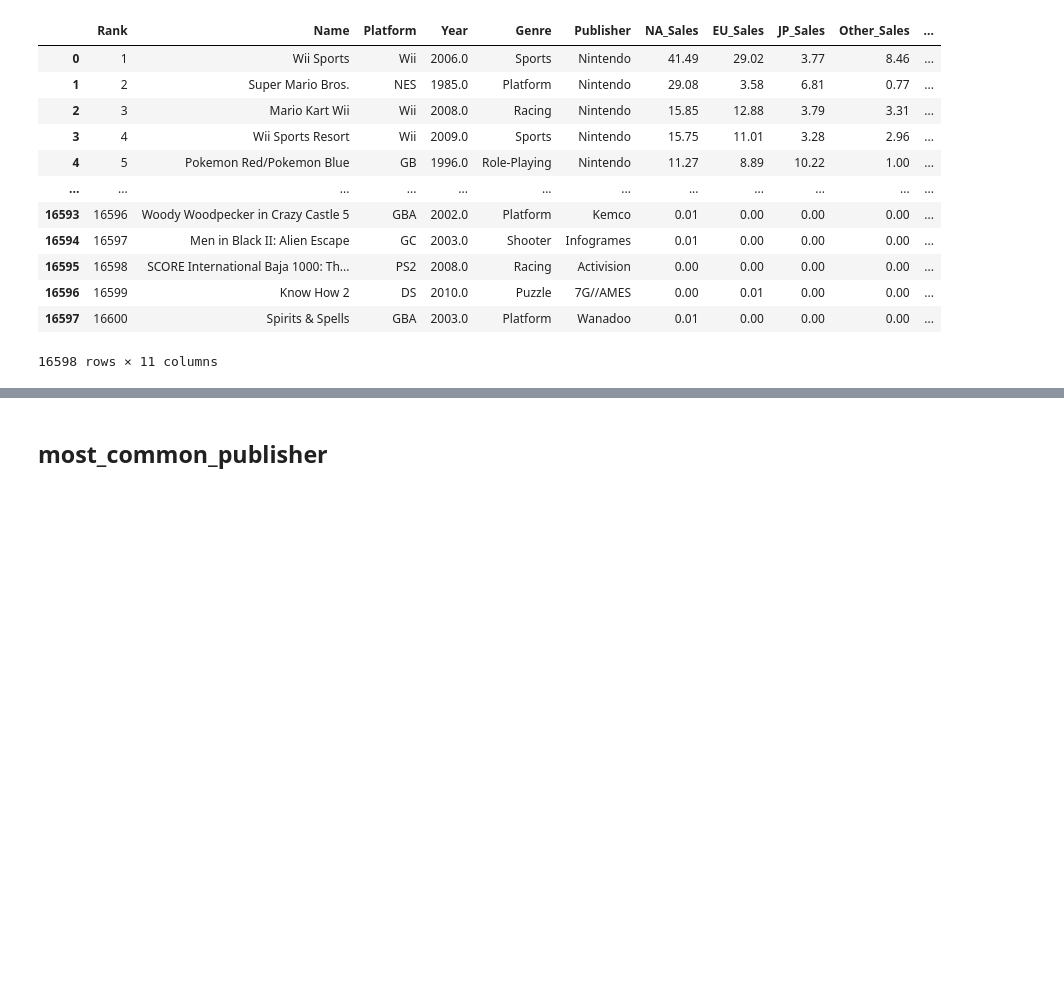
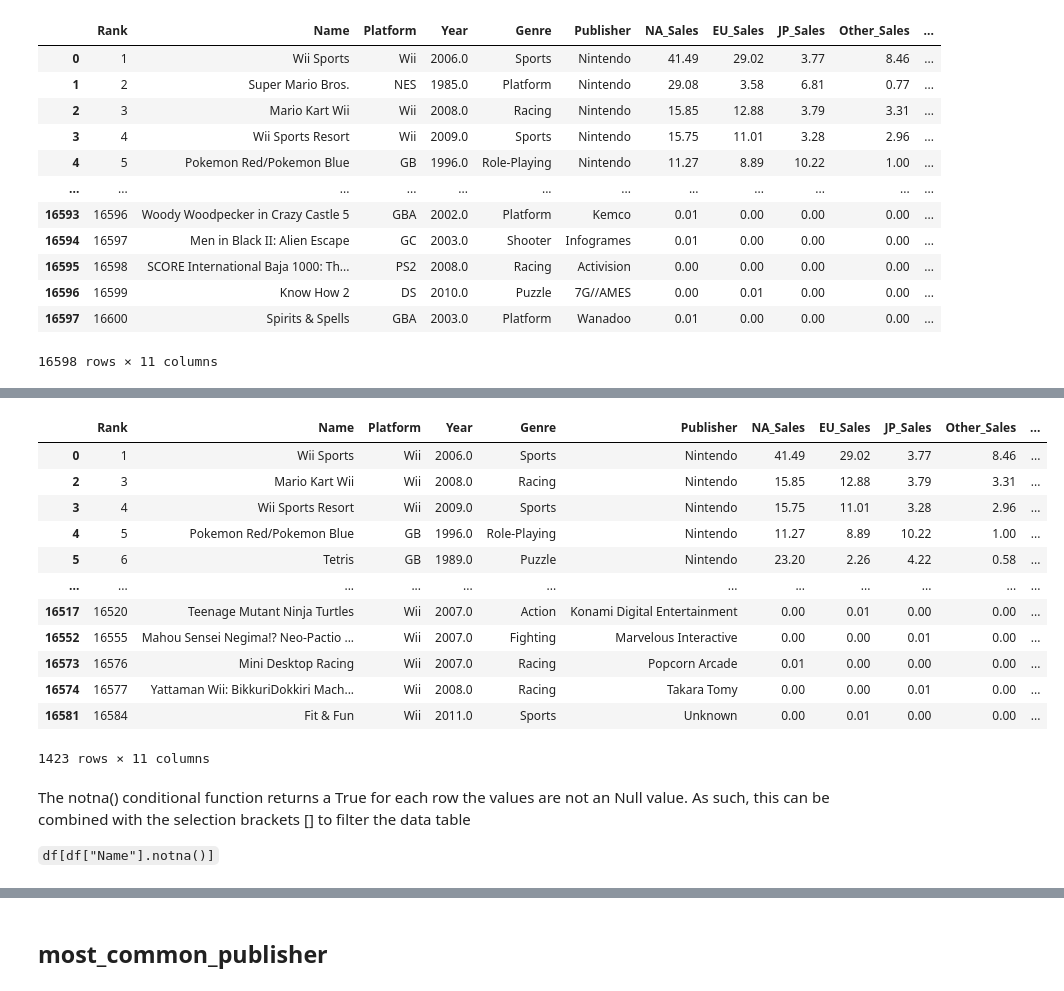
Before and after one commit to ashrf288/pandas, a Jupyter notebook: vg-stats/vg-stats.ipynb, the cells around one changed output, grey strips where cells are left out. Drawn from its saved outputs; the diff is of its cells as text; code cells hidden in the pictures; blank space fills up the shorter version.

```diff
--- a/vg-stats/vg-stats.ipynb
+++ b/vg-stats/vg-stats.ipynb
@@ -20,0 +90,20 @@ df
+# %%
+df[df['Platform'].isin(['Wii','GB'])]
+# %% [output]
+|  | Rank | Name | Platform | Year | Genre | Publisher | NA_Sales | EU_Sales | JP_Sales | Other_Sales | ... |
+| 0 | 1 | Wii Sports | Wii | 2006.0 | Sports | Nintendo | 41.49 | 29.02 | 3.77 | 8.46 | ... |
+| 2 | 3 | Mario Kart Wii | Wii | 2008.0 | Racing | Nintendo | 15.85 | 12.88 | 3.79 | 3.31 | ... |
+| 3 | 4 | Wii Sports Resort | Wii | 2009.0 | Sports | Nintendo | 15.75 | 11.01 | 3.28 | 2.96 | ... |
+| 4 | 5 | Pokemon Red/Pokemon Blue | GB | 1996.0 | Role-Playing | Nintendo | 11.27 | 8.89 | 10.22 | 1.00 | ... |
+| 5 | 6 | Tetris | GB | 1989.0 | Puzzle | Nintendo | 23.20 | 2.26 | 4.22 | 0.58 | ... |
+| ... | ... | ... | ... | ... | ... | ... | ... | ... | ... | ... | ... |
+| 16517 | 16520 | Teenage Mutant Ninja Turtles | Wii | 2007.0 | Action | Konami Digital Entertainment | 0.00 | 0.01 | 0.00 | 0.00 | ... |
+| 16552 | 16555 | Mahou Sensei Negima!? Neo-Pactio ... | Wii | 2007.0 | Fighting | Marvelous Interactive | 0.00 | 0.00 | 0.01 | 0.00 | ... |
+| 16573 | 16576 | Mini Desktop Racing | Wii | 2007.0 | Racing | Popcorn Arcade | 0.01 | 0.00 | 0.00 | 0.00 | ... |
+| 16574 | 16577 | Yattaman Wii: BikkuriDokkiri Mach... | Wii | 2008.0 | Racing | Takara Tomy | 0.00 | 0.00 | 0.01 | 0.00 | ... |
+| 16581 | 16584 | Fit & Fun | Wii | 2011.0 | Sports | Unknown | 0.00 | 0.01 | 0.00 | 0.00 | ... |
+1423 rows × 11 columns
+# %% [markdown]
+The notna() conditional function returns a True for each row the values are not an Null value. As such, this can be combined with the selection brackets [] to filter the data table
+
+`df[df["Name"].notna()]`
```
Also changed, not shown: parts of 13 cells of this notebook.
